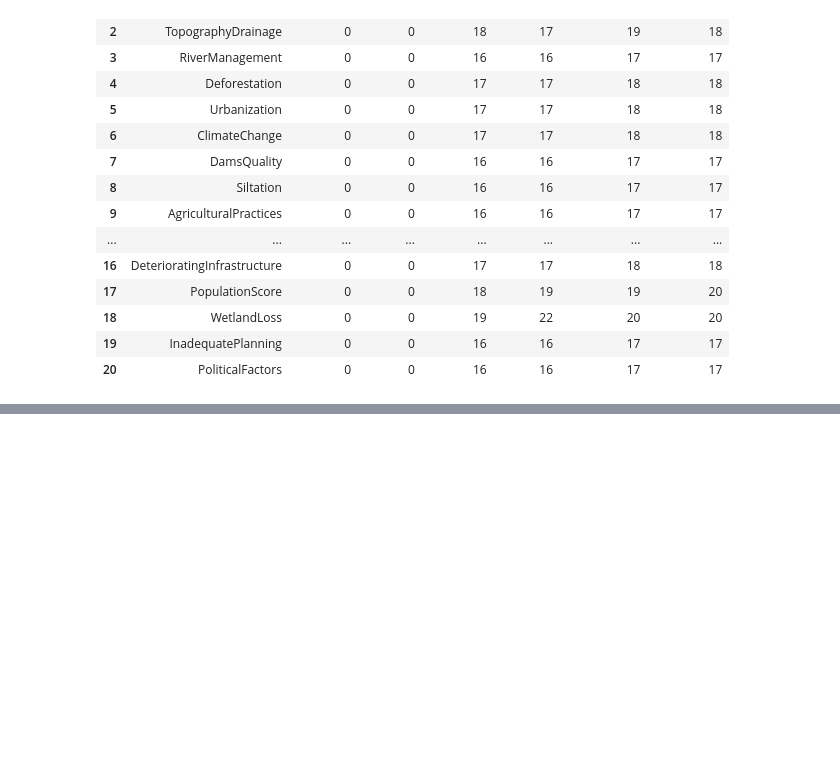
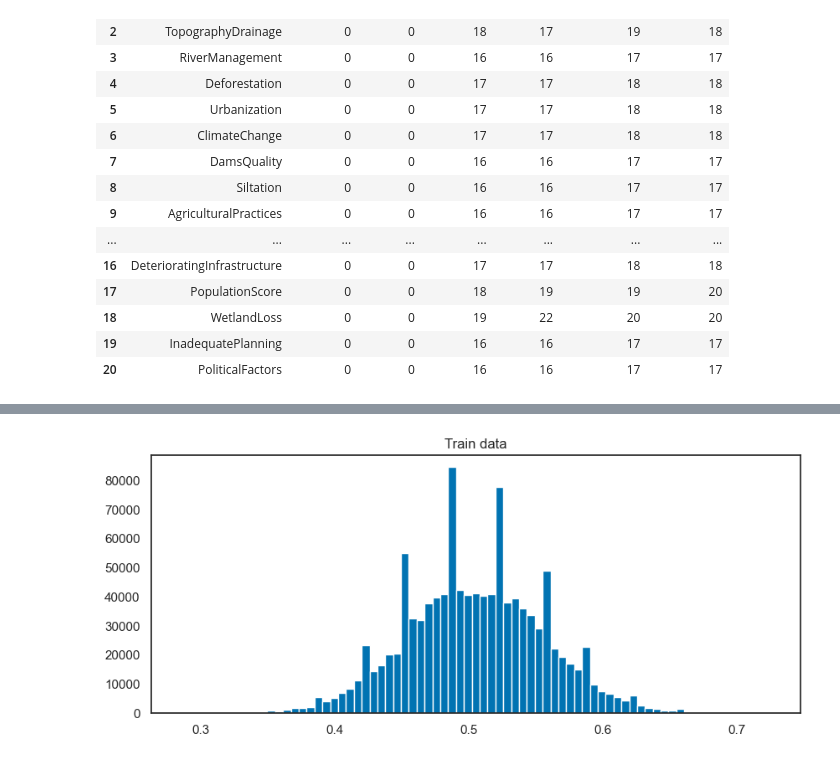
Before and after one commit to yashksaini-coder/Regression-with-Flood-Prediction, a Jupyter notebook: notebook.ipynb, the cells around one changed output, grey strips where cells are left out. Saved outputs shown, nothing was run; the diff lists cells and outputs as text; code cells hidden in the pictures; blank space fills up the shorter version.

```diff
--- a/notebook.ipynb
+++ b/notebook.ipynb
@@ -351,0 +374,7 @@ min_max_unique(train.drop(TARGET,axis=1),test)
+# %%
+plt.figure(figsize=(10, 4))
+plt.hist(train.FloodProbability, bins=75)
+plt.title("Train data")
+plt.show()
+# %% [output]
+[figure, added]
```
Also changed, not shown: parts of 4 cells of this notebook.
